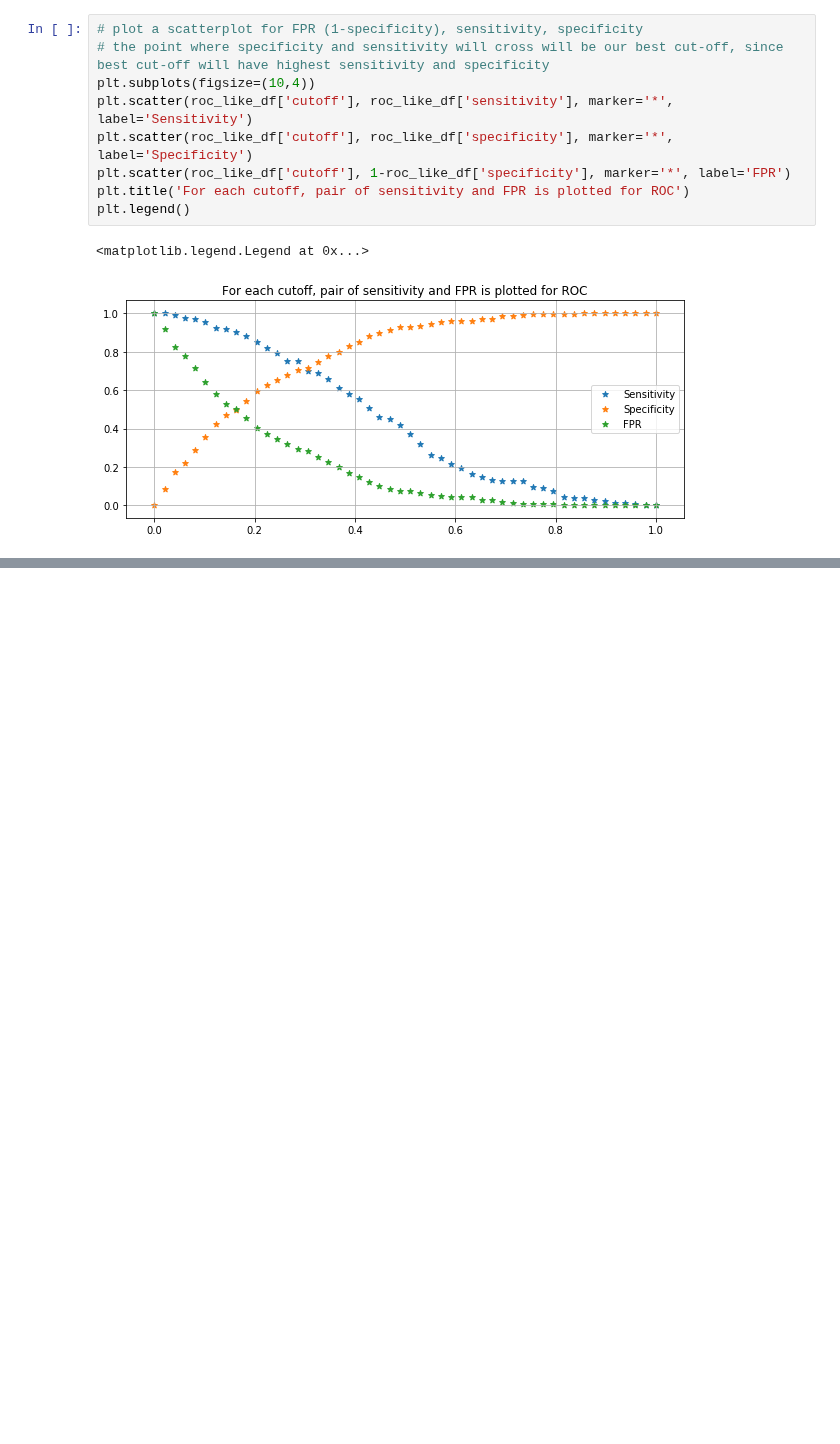
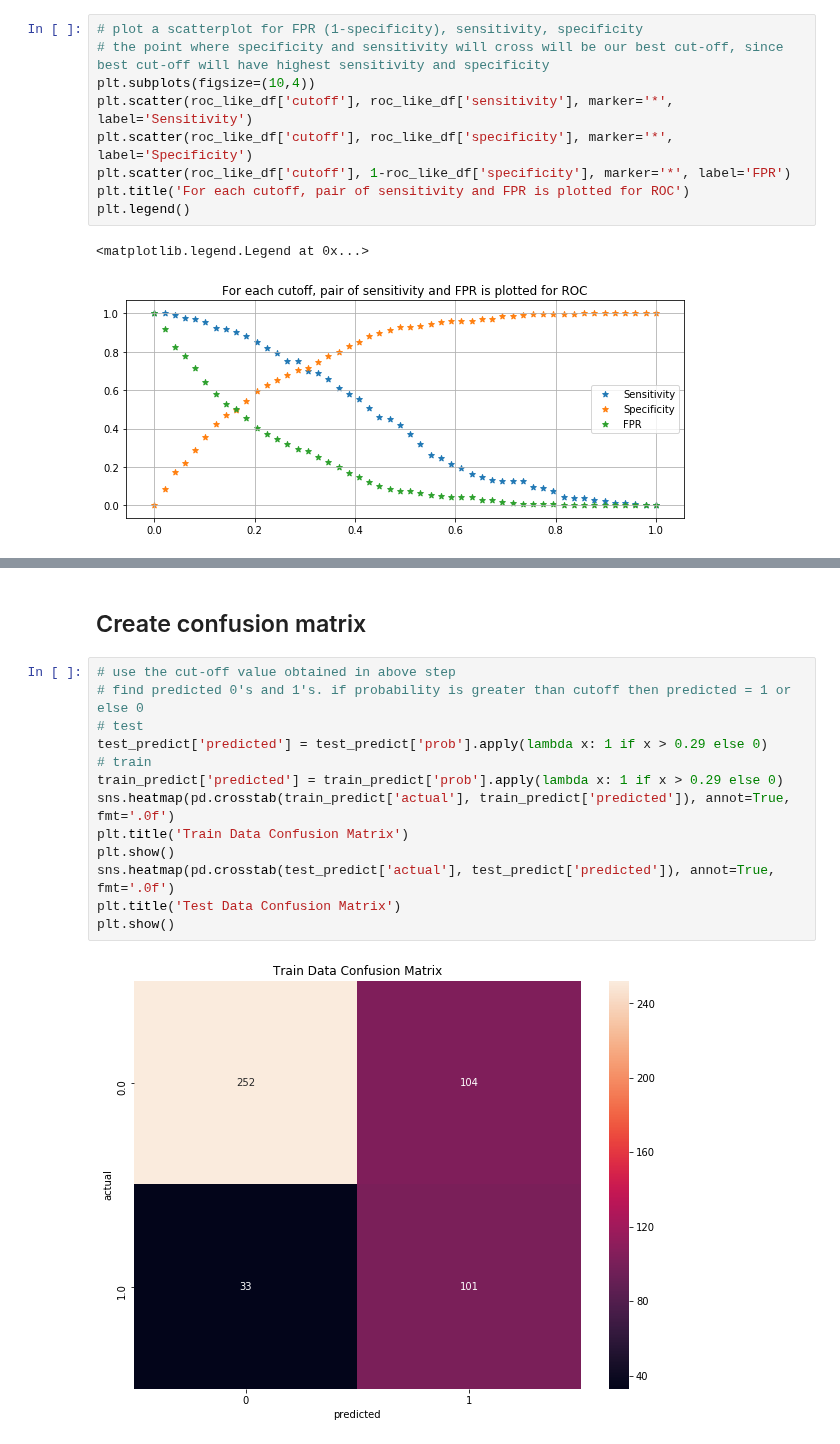
Before and after one commit to mkmritunjay/machineLearning, a Jupyter notebook: Logistic_regression.ipynb, the cells around one changed output, grey strips where cells are left out. Saved outputs shown, nothing was run; the diff lists cells and outputs as text; blank space fills up the shorter version.

```diff
--- a/Logistic_regression.ipynb
+++ b/Logistic_regression.ipynb
@@ -503,0 +532,17 @@ plt.legend()
+# %% [markdown]
+## Create confusion matrix
+# %%
+# use the cut-off value obtained in above step
+# find predicted 0's and 1's. if probability is greater than cutoff then predicted = 1 or else 0
+# test
+test_predict['predicted'] = test_predict['prob'].apply(lambda x: 1 if x > 0.29 else 0)
+# train
+train_predict['predicted'] = train_predict['prob'].apply(lambda x: 1 if x > 0.29 else 0)
+sns.heatmap(pd.crosstab(train_predict['actual'], train_predict['predicted']), annot=True, fmt='.0f')
+plt.title('Train Data Confusion Matrix')
+plt.show()
+sns.heatmap(pd.crosstab(test_predict['actual'], test_predict['predicted']), annot=True, fmt='.0f')
+plt.title('Test Data Confusion Matrix')
+plt.show()
+# %% [output]
+[figure, added]
```
Also changed, not shown: parts of 7 cells of this notebook.
